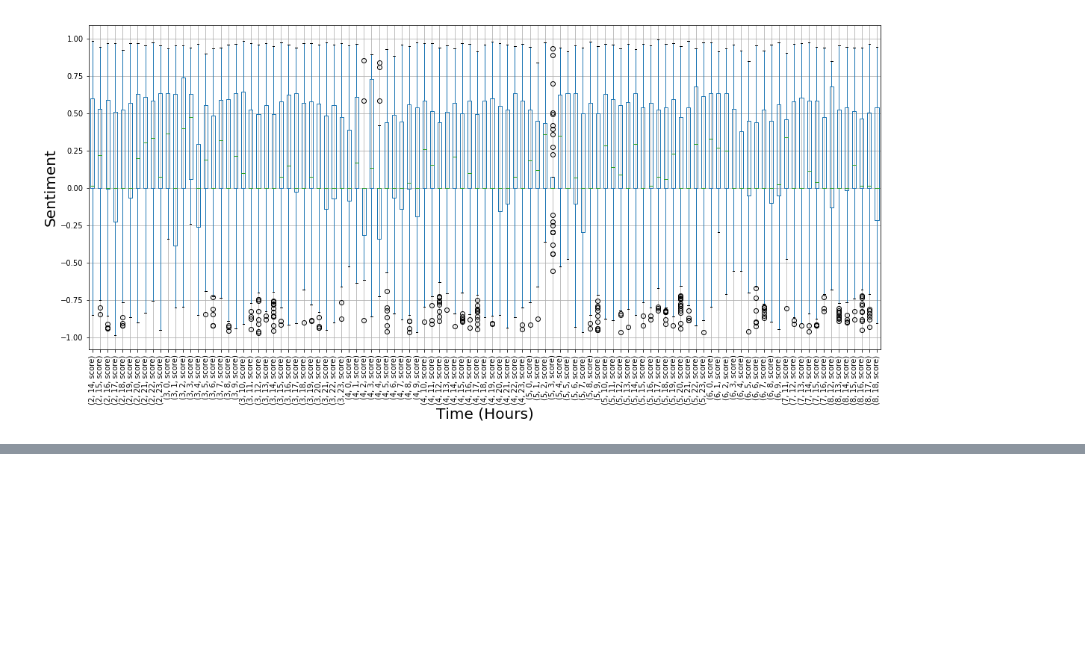
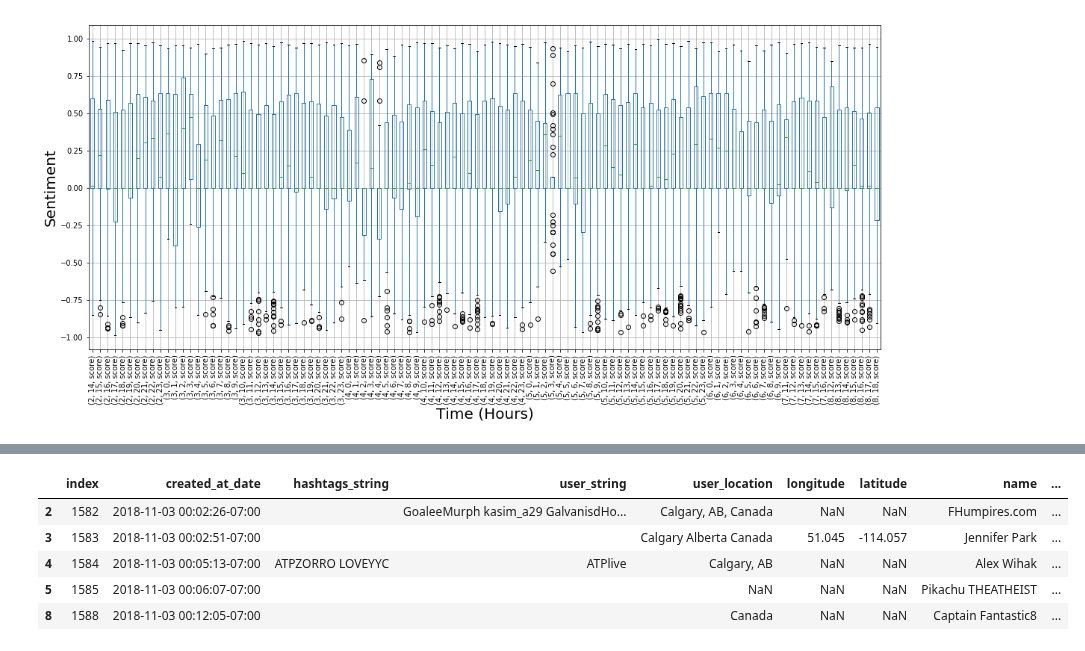
Before and after one commit to cybera/data-science-for-entrepreneurs-workshops, a Jupyter notebook: sentiment.ipynb, the cells around one changed output, grey strips where cells are left out. Cells and saved outputs as stored; diff of their text form; code cells hidden in the pictures; blank space fills up the shorter version.

```diff
--- a/sentiment.ipynb
+++ b/sentiment.ipynb
@@ -381,8 +204,0 @@ model_list, coherence_values = compute_coherence_values(dictionary=dictionary,
-# %%
-limit=80; start=30; step=10;
-x = range(start, limit, step)
-plt.plot(x, coherence_values)
-plt.xlabel("Num Topics")
-plt.ylabel("Coherence score")
-plt.legend(("coherence_values"), loc='best')
-plt.show()
@@ -502,0 +299,3 @@ df_dominant_topic.groupby('topic')['score'].count().plot(kind='bar', figsize=(20
+# %%
+sentence = "I certainly, absolutely, positively, LOVE! text processing? And the number 10"
+print("tokenized sentence:", gensim.utils.simple_preprocess(sentence, min_len=3))
@@ -502,0 +308,7 @@ df_dominant_topic.groupby('topic')['score'].count().plot(kind='bar', figsize=(20
+# %%
+from nltk.stem.porter import *
+stemmer = PorterStemmer()
+
+tokens = gensim.utils.simple_preprocess(sentence, min_len=3)
+for word in tokens:
+    print(stemmer.stem(word))
@@ -502,0 +347,22 @@ df_dominant_topic.groupby('topic')['score'].count().plot(kind='bar', figsize=(20
+# %%
+# Function for stemming
+def stem(word):
+    return stemmer.stem(word)
+# Wrapper function to clean all the text at once
+def tokens_to_lda(row):
+    data_token = row.tokens
+    tokens = [token for token in data_token if token not in stop_words]
+    tokens = [stem(token) for token in tokens]
+    return tokens
+
+subset['lemma'] = subset.apply(tokens_to_lda, axis=1)
+subset = subset[subset['lemma'].apply(lambda x: len(x) > 3)]
+
+subset.head()
+# %% [output]
+|  | index | created_at_date | hashtags_string | user_string | user_location | longitude | latitude | name | ... |
+| 2 | 1582 | 2018-11-03 00:02:26-07:00 |  | GoaleeMurph kasim_a29 GalvanisdHo... | Calgary, AB, Canada | NaN | NaN | FHumpires.com | ... |
+| 3 | 1583 | 2018-11-03 00:02:51-07:00 |  |  | Calgary Alberta Canada | 51.045 | -114.057 | Jennifer Park | ... |
+| 4 | 1584 | 2018-11-03 00:05:13-07:00 | ATPZORRO LOVEYYC | ATPlive | Calgary, AB | NaN | NaN | Alex Wihak | ... |
+| 5 | 1585 | 2018-11-03 00:06:07-07:00 |  |  | NaN | NaN | NaN | Pikachu THEATHEIST | ... |
+| 8 | 1588 | 2018-11-03 00:12:05-07:00 |  |  | Canada | NaN | NaN | Captain Fantastic8 | ... |
```
Also changed, not shown: parts of 55 cells of this notebook, 1 other file.
